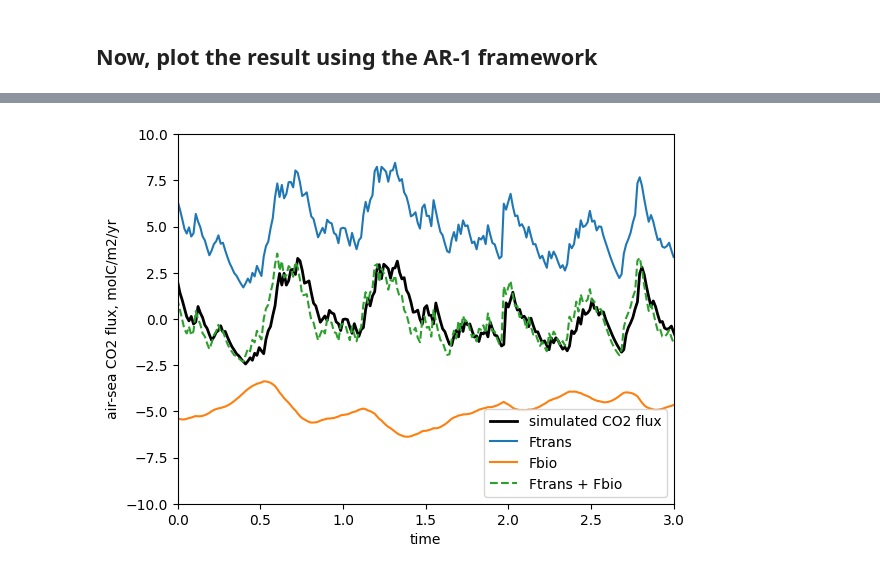
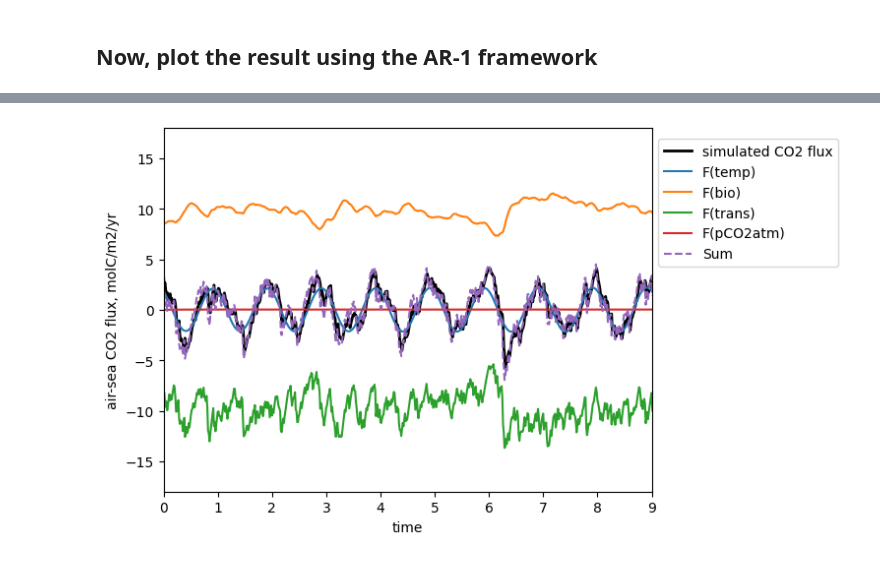
Before and after one commit to takaito1/car1, a Jupyter notebook: car1_boxmodel.ipynb, the cells around one changed output, grey strips where cells are left out. Cells and saved outputs as stored; diff of their text form; code cells hidden in the pictures.

```diff
--- a/car1_boxmodel.ipynb
+++ b/car1_boxmodel.ipynb
@@ -41,6 +47,6 @@ G = 2000*sec2yr
 # %%
 # set up time stepping parameters
-Nt = 36500
+Nt = int(365/5*120)
 dt = 5*86400
 eps = np.random.normal(0,w0*3,Nt)
 # %%
@@ -54,6 +60,7 @@ pco2=np.zeros(Nt)
 fgco2=np.zeros(Nt)
 ncp=np.zeros(Nt)
 transp=np.zeros(Nt)
+pco2atm=np.zeros(Nt)
 #
 dPdt=np.zeros((2,Nt))
 dCdt=np.zeros((2,Nt))
@@ -128,10 +137,2 @@ plt.savefig('model_output.pdf',bbox_inches='tight')
 # %% [markdown]
 ## Now, plot the result using the AR-1 framework
-# %%
-# First, calculate the lag autocorrelation of F
-R=np.ones(21)
-lag=np.arange(0,21*5,5)
-for n in np.arange(1,21,1):
-    tmp = fgco2[time>70]
-    tmp1=np.corrcoef(tmp[n:],tmp[:-n])
-    R[n] = tmp1[0,1]
@@ -155,25 +140,35 @@ plt.savefig('autocorrelation.pdf',bbox_inches='tight')
 # Now integrate the AR-1 model
 result=PyCO2SYS.sys(par1=Alk,par2=C[0,-1], par1_type=1, par2_type=2)
 alpha = result['revelle_factor']*result['CO2']/C[0,-1]
-ftrans = alpha*transp/h
-fbio   = alpha*ncp/h
+fatm=np.zeros(Nt)
+ftrans = -alpha*transp/h # transport divergence is negative of convergence
+fbio   = -alpha*ncp/h
+fatm[:-1]   = KH0*(pco2atm[1:]-pco2atm[:-1])/dt
+ftemp     = -2*np.pi/(365*86400)*dKHdT*pco2atm*Tseas*np.sin(time*2*np.pi)
+#
 Ftrans=np.zeros(Nt)
 Fbio=np.zeros(Nt)
-lbd=1/(50*86400)
+Ftemp=np.zeros(Nt)
+Fatm =np.zeros(Nt)
+lbd=G*alpha/h
 #
 for n in range(Nt-1):
     Ftrans[n+1]=Ftrans[n]-dt*lbd*Ftrans[n]+dt*G*(+ftrans[n])
     Fbio[n+1]=Fbio[n]-dt*lbd*Fbio[n]+dt*G*(-fbio[n])
+    Ftemp[n+1]=Ftemp[n]-dt*lbd*Ftemp[n]+dt*G*(-ftemp[n])
+    Fatm[n+1]=Fatm[n]-dt*lbd*Fatm[n]+dt*G*(fatm[n])
 # %%
-plt.plot(time-90,fgco2*fac,color='k',linewidth=2,label='simulated CO2 flux')
-plt.plot(time-90,Ftrans*fac,label='Ftrans')
-plt.plot(time-90,Fbio*fac,label='Fbio')
-plt.plot(time-90,(Ftrans+Fbio)*fac,'--',label='Ftrans + Fbio')
-plt.xlim(0,3)
-plt.ylim(-10,10)
-plt.legend()
+plt.plot(time-90,-fgco2*fac,color='k',linewidth=2,label='simulated CO2 flux')
+plt.plot(time-90,Ftemp*fac,label='F(temp)')
+plt.plot(time-90,Fbio*fac,label='F(bio)')
+plt.plot(time-90,Ftrans*fac,label='F(trans)')
+plt.plot(time-90,Fatm*fac,label='F(pCO2atm)')
+plt.plot(time-90,(Ftrans+Fbio+Ftemp+Fatm)*fac,'--',label='Sum')
+plt.xlim(0,9)
+plt.ylim(-18,18)
+plt.legend(bbox_to_anchor=(1,.6))
 plt.ylabel('air-sea CO2 flux, molC/m2/yr')
 plt.xlabel('time')
 plt.savefig('ar1_framework.pdf',bbox_inches='tight')
 # %% [output]
-[figure, old version]
+[figure, new version]
```
Also changed, not shown: parts of 7 cells of this notebook.
